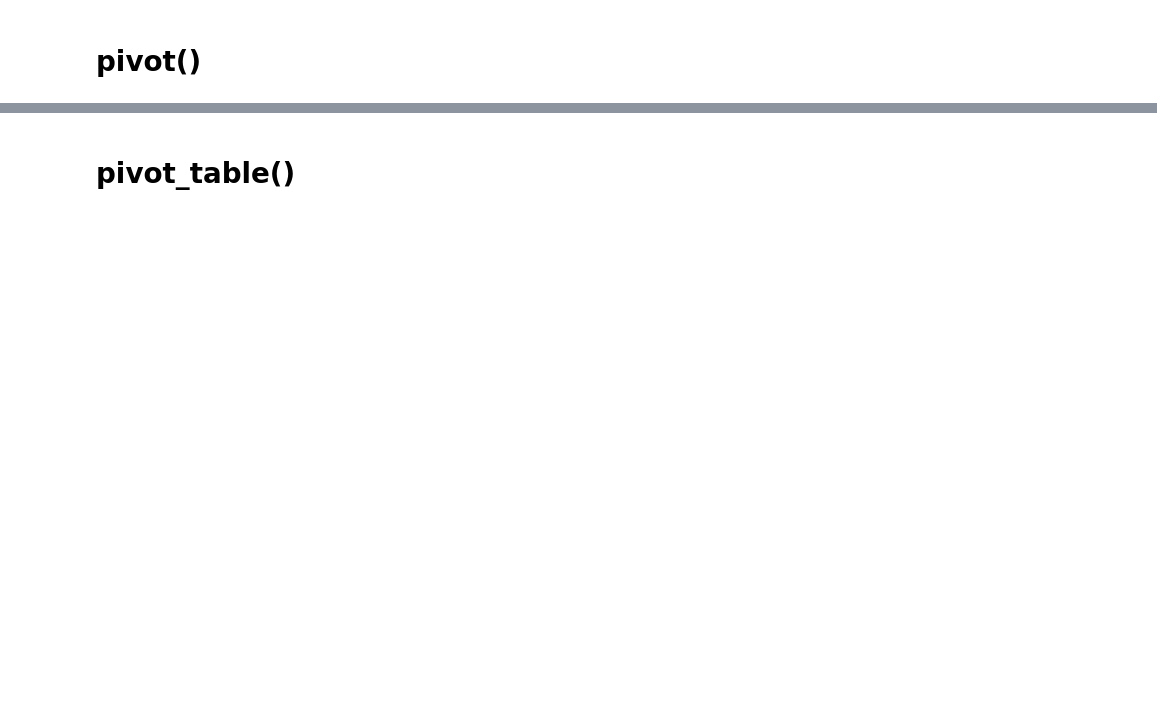
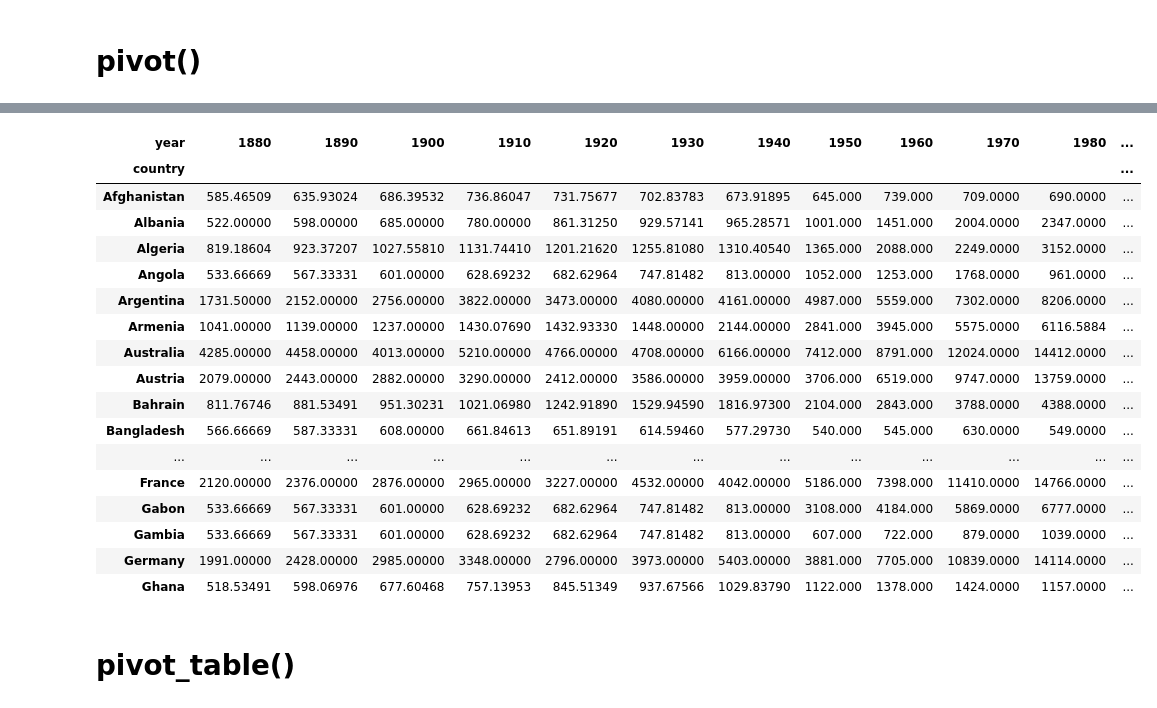
Before and after one commit to razmanov666/pandas_training, a Jupyter notebook: JN/06.Pivot Table/1.pivot() and pivot_table().ipynb, the cells around one changed output, grey strips where cells are left out. Saved outputs shown, nothing was run; the diff lists cells and outputs as text; code cells hidden in the pictures; blank space fills up the shorter version.

```diff
--- a/JN/06.Pivot Table/1.pivot() and pivot_table().ipynb
+++ b/JN/06.Pivot Table/1.pivot() and pivot_table().ipynb
@@ -4,5 +4,5 @@ import pandas as pd
 # pivot()
 # %%
 # read and show the dataset
-df_gdp = pd.read_csv('gdp.csv')
+df_gdp = pd.read_csv('gdp.csv', encoding='windows-1251')
 df_gdp
@@ -9,6 +23,27 @@ df_gdp
 # %%
 # reshape the dataframe with .pivot()
-df_gdp_pivot = df_gdp.pivot(index="year", columns="country", values="gdppc")
+df_gdp_pivot = df_gdp.pivot(index="country", columns="year", values="gdppc")
+# df_gdp_pivot.loc['Russia']
+df_gdp_pivot.head(50)
+# %% [output]
+| year | 1880 | 1890 | 1900 | 1910 | 1920 | 1930 | 1940 | 1950 | 1960 | 1970 | 1980 | ... |
+| country |  |  |  |  |  |  |  |  |  |  |  | ... |
+| Afghanistan | 585.46509 | 635.93024 | 686.39532 | 736.86047 | 731.75677 | 702.83783 | 673.91895 | 645.000 | 739.000 | 709.0000 | 690.0000 | ... |
+| Albania | 522.00000 | 598.00000 | 685.00000 | 780.00000 | 861.31250 | 929.57141 | 965.28571 | 1001.000 | 1451.000 | 2004.0000 | 2347.0000 | ... |
+| Algeria | 819.18604 | 923.37207 | 1027.55810 | 1131.74410 | 1201.21620 | 1255.81080 | 1310.40540 | 1365.000 | 2088.000 | 2249.0000 | 3152.0000 | ... |
+| Angola | 533.66669 | 567.33331 | 601.00000 | 628.69232 | 682.62964 | 747.81482 | 813.00000 | 1052.000 | 1253.000 | 1768.0000 | 961.0000 | ... |
+| Argentina | 1731.50000 | 2152.00000 | 2756.00000 | 3822.00000 | 3473.00000 | 4080.00000 | 4161.00000 | 4987.000 | 5559.000 | 7302.0000 | 8206.0000 | ... |
+| Armenia | 1041.00000 | 1139.00000 | 1237.00000 | 1430.07690 | 1432.93330 | 1448.00000 | 2144.00000 | 2841.000 | 3945.000 | 5575.0000 | 6116.5884 | ... |
+| Australia | 4285.00000 | 4458.00000 | 4013.00000 | 5210.00000 | 4766.00000 | 4708.00000 | 6166.00000 | 7412.000 | 8791.000 | 12024.0000 | 14412.0000 | ... |
+| Austria | 2079.00000 | 2443.00000 | 2882.00000 | 3290.00000 | 2412.00000 | 3586.00000 | 3959.00000 | 3706.000 | 6519.000 | 9747.0000 | 13759.0000 | ... |
+| Bahrain | 811.76746 | 881.53491 | 951.30231 | 1021.06980 | 1242.91890 | 1529.94590 | 1816.97300 | 2104.000 | 2843.000 | 3788.0000 | 4388.0000 | ... |
+| Bangladesh | 566.66669 | 587.33331 | 608.00000 | 661.84613 | 651.89191 | 614.59460 | 577.29730 | 540.000 | 545.000 | 630.0000 | 549.0000 | ... |
+| ... | ... | ... | ... | ... | ... | ... | ... | ... | ... | ... | ... | ... |
+| France | 2120.00000 | 2376.00000 | 2876.00000 | 2965.00000 | 3227.00000 | 4532.00000 | 4042.00000 | 5186.000 | 7398.000 | 11410.0000 | 14766.0000 | ... |
+| Gabon | 533.66669 | 567.33331 | 601.00000 | 628.69232 | 682.62964 | 747.81482 | 813.00000 | 3108.000 | 4184.000 | 5869.0000 | 6777.0000 | ... |
+| Gambia | 533.66669 | 567.33331 | 601.00000 | 628.69232 | 682.62964 | 747.81482 | 813.00000 | 607.000 | 722.000 | 879.0000 | 1039.0000 | ... |
+| Germany | 1991.00000 | 2428.00000 | 2985.00000 | 3348.00000 | 2796.00000 | 3973.00000 | 5403.00000 | 3881.000 | 7705.000 | 10839.0000 | 14114.0000 | ... |
+| Ghana | 518.53491 | 598.06976 | 677.60468 | 757.13953 | 845.51349 | 937.67566 | 1029.83790 | 1122.000 | 1378.000 | 1424.0000 | 1157.0000 | ... |
 # %% [markdown]
 # pivot_table()
 # %%
```
Also changed, not shown: parts of 5 cells of this notebook, 2 other files.
